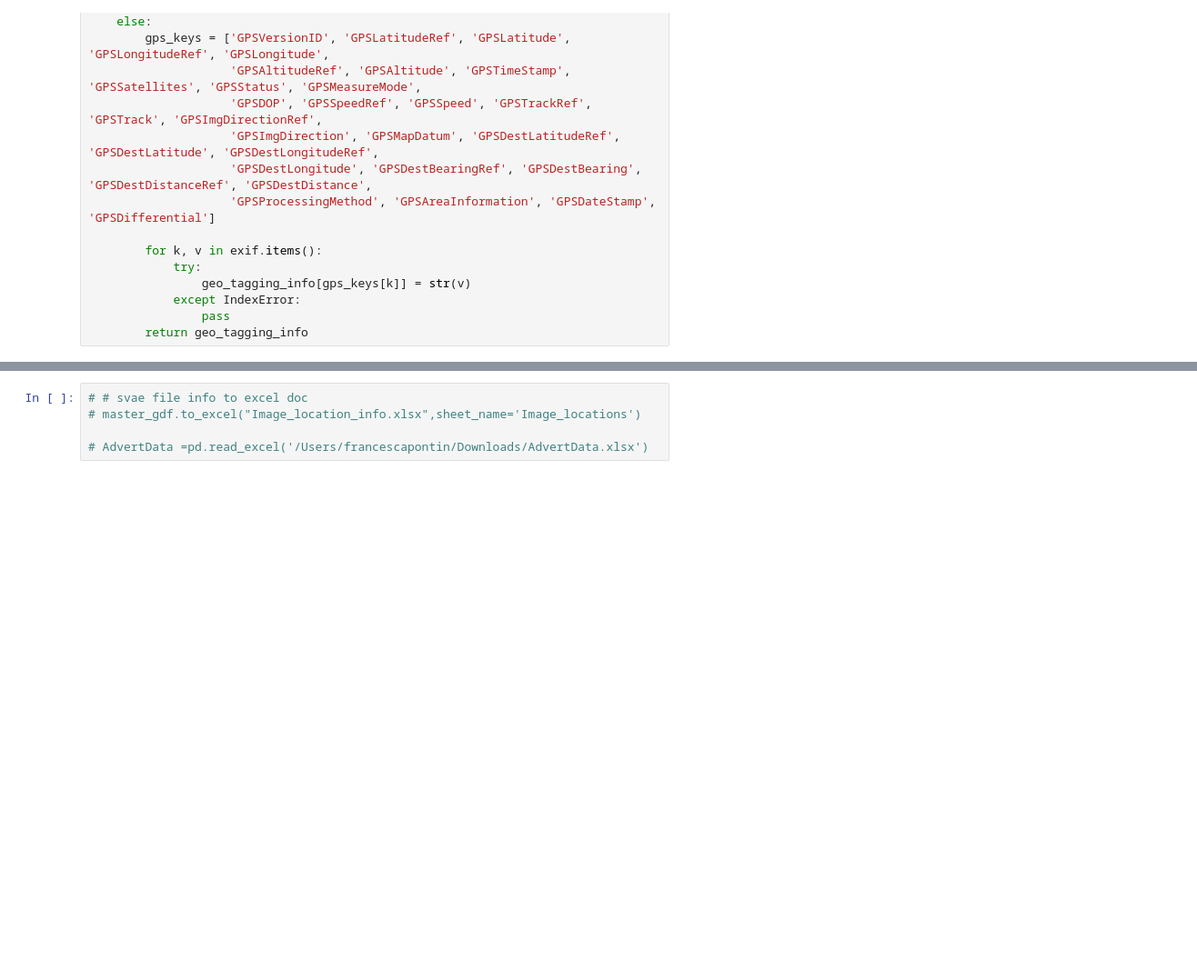
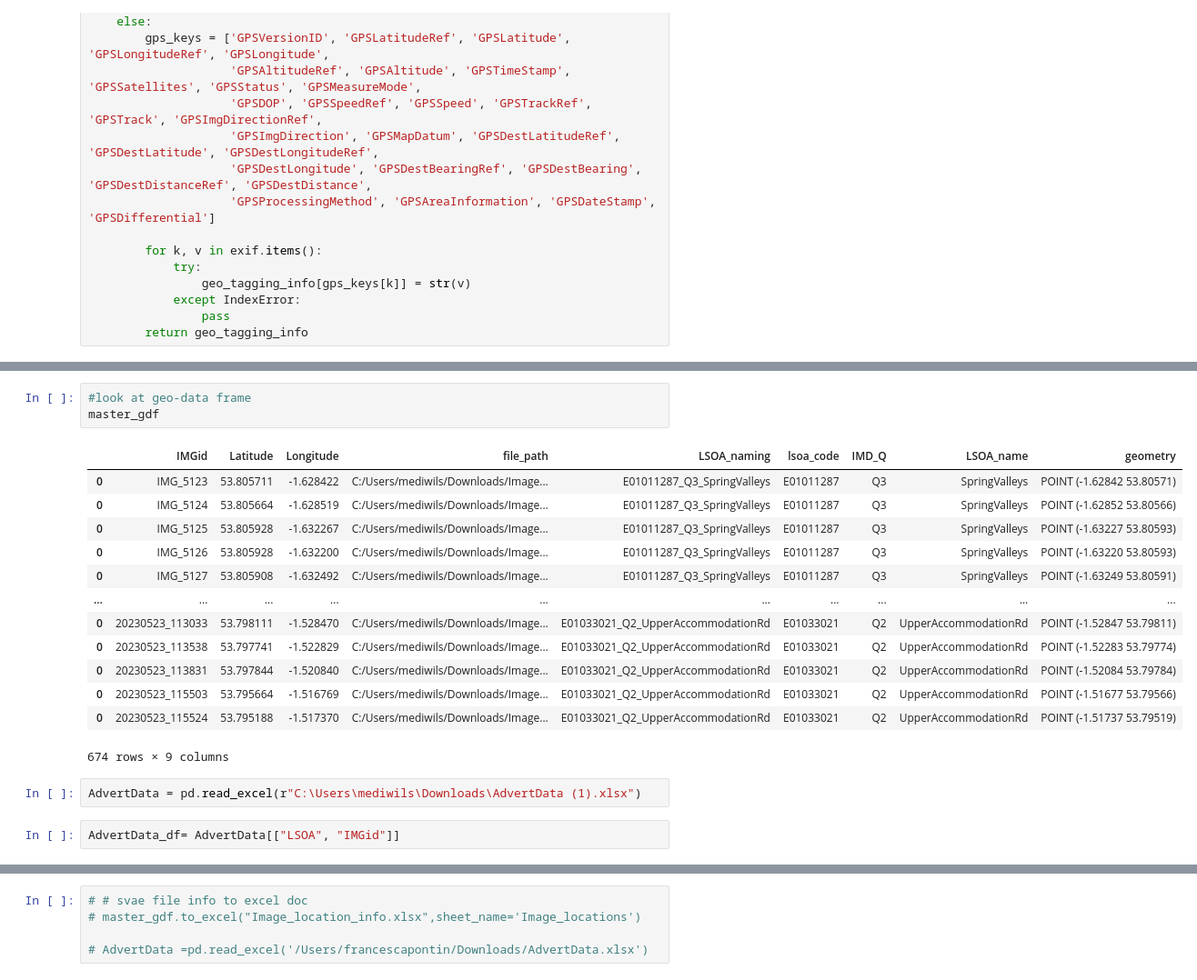
Before and after one commit to imaniwilson1/MAAPs_share, a Jupyter notebook: Pre_processing_img_location_from_directory (1) (1) (2).ipynb, the cells around one changed output, grey strips where cells are left out. Shown at 91% size. Drawn from its saved outputs; the diff is of its cells as text; blank space fills up the shorter version.

```diff
--- a/Pre_processing_img_location_from_directory (1) (1) (2).ipynb
+++ b/Pre_processing_img_location_from_directory (1) (1) (2).ipynb
@@ -127,0 +191,21 @@ master_gdf =master_gdf.set_crs("EPSG:4326")
+# %%
+#look at geo-data frame
+master_gdf
+# %% [output]
+|  | IMGid | Latitude | Longitude | file_path | LSOA_naming | lsoa_code | IMD_Q | LSOA_name | geometry |
+| 0 | IMG_5123 | 53.805711 | -1.628422 | C:/Users/mediwils/Downloads/Image... | E01011287_Q3_SpringValleys | E01011287 | Q3 | SpringValleys | POINT (-1.62842 53.80571) |
+| 0 | IMG_5124 | 53.805664 | -1.628519 | C:/Users/mediwils/Downloads/Image... | E01011287_Q3_SpringValleys | E01011287 | Q3 | SpringValleys | POINT (-1.62852 53.80566) |
+| 0 | IMG_5125 | 53.805928 | -1.632267 | C:/Users/mediwils/Downloads/Image... | E01011287_Q3_SpringValleys | E01011287 | Q3 | SpringValleys | POINT (-1.63227 53.80593) |
+| 0 | IMG_5126 | 53.805928 | -1.632200 | C:/Users/mediwils/Downloads/Image... | E01011287_Q3_SpringValleys | E01011287 | Q3 | SpringValleys | POINT (-1.63220 53.80593) |
+| 0 | IMG_5127 | 53.805908 | -1.632492 | C:/Users/mediwils/Downloads/Image... | E01011287_Q3_SpringValleys | E01011287 | Q3 | SpringValleys | POINT (-1.63249 53.80591) |
+| ... | ... | ... | ... | ... | ... | ... | ... | ... | ... |
+| 0 | 20230523_113033 | 53.798111 | -1.528470 | C:/Users/mediwils/Downloads/Image... | E01033021_Q2_UpperAccommodationRd | E01033021 | Q2 | UpperAccommodationRd | POINT (-1.52847 53.79811) |
+| 0 | 20230523_113538 | 53.797741 | -1.522829 | C:/Users/mediwils/Downloads/Image... | E01033021_Q2_UpperAccommodationRd | E01033021 | Q2 | UpperAccommodationRd | POINT (-1.52283 53.79774) |
+| 0 | 20230523_113831 | 53.797844 | -1.520840 | C:/Users/mediwils/Downloads/Image... | E01033021_Q2_UpperAccommodationRd | E01033021 | Q2 | UpperAccommodationRd | POINT (-1.52084 53.79784) |
+| 0 | 20230523_115503 | 53.795664 | -1.516769 | C:/Users/mediwils/Downloads/Image... | E01033021_Q2_UpperAccommodationRd | E01033021 | Q2 | UpperAccommodationRd | POINT (-1.51677 53.79566) |
+| 0 | 20230523_115524 | 53.795188 | -1.517370 | C:/Users/mediwils/Downloads/Image... | E01033021_Q2_UpperAccommodationRd | E01033021 | Q2 | UpperAccommodationRd | POINT (-1.51737 53.79519) |
+674 rows × 9 columns
+# %%
+AdvertData = pd.read_excel(r"C:\Users\mediwils\Downloads\AdvertData (1).xlsx")
+# %%
+AdvertData_df= AdvertData[["LSOA", "IMGid"]]
```
Also changed, not shown: parts of 19 cells of this notebook.
